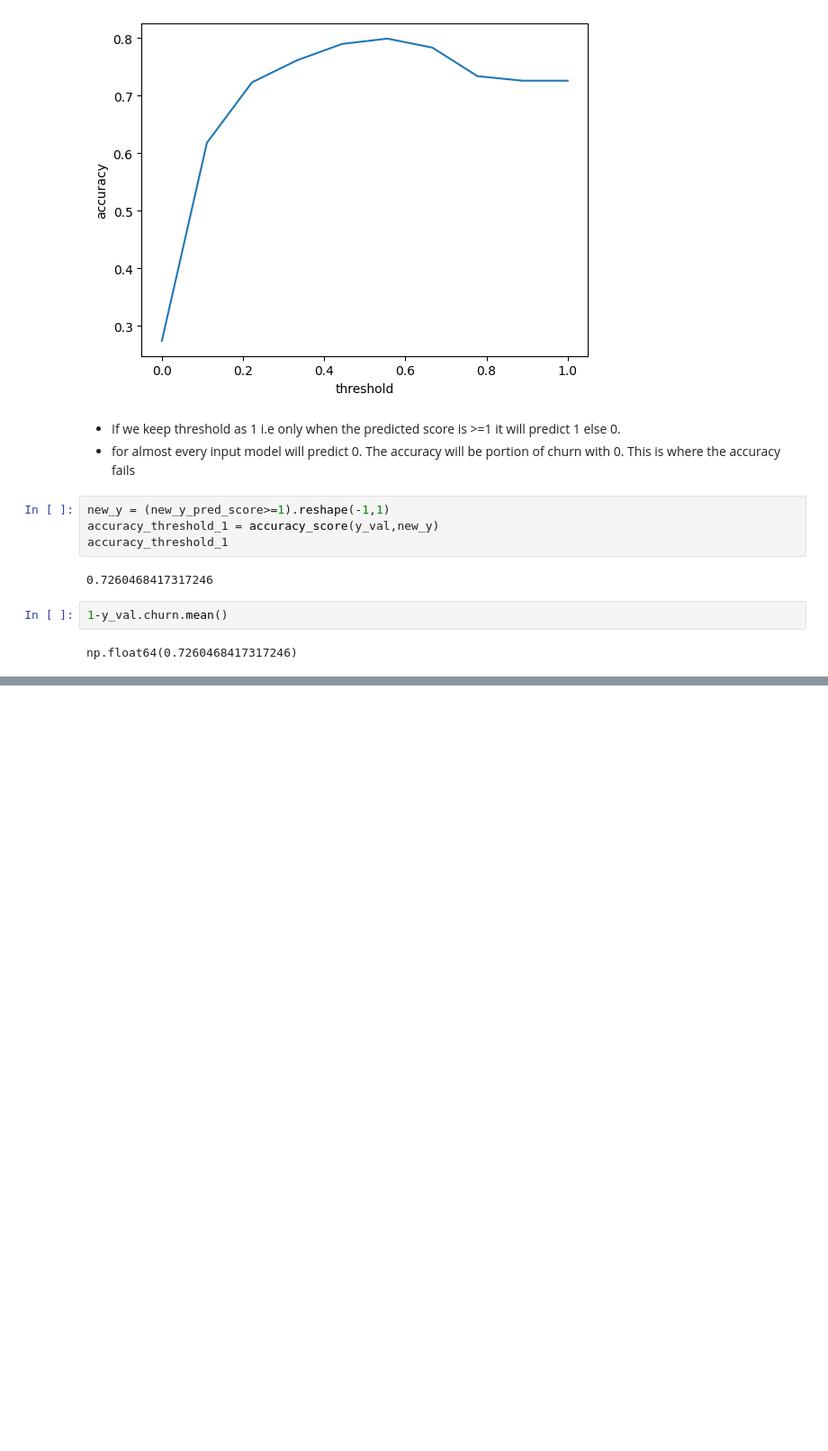
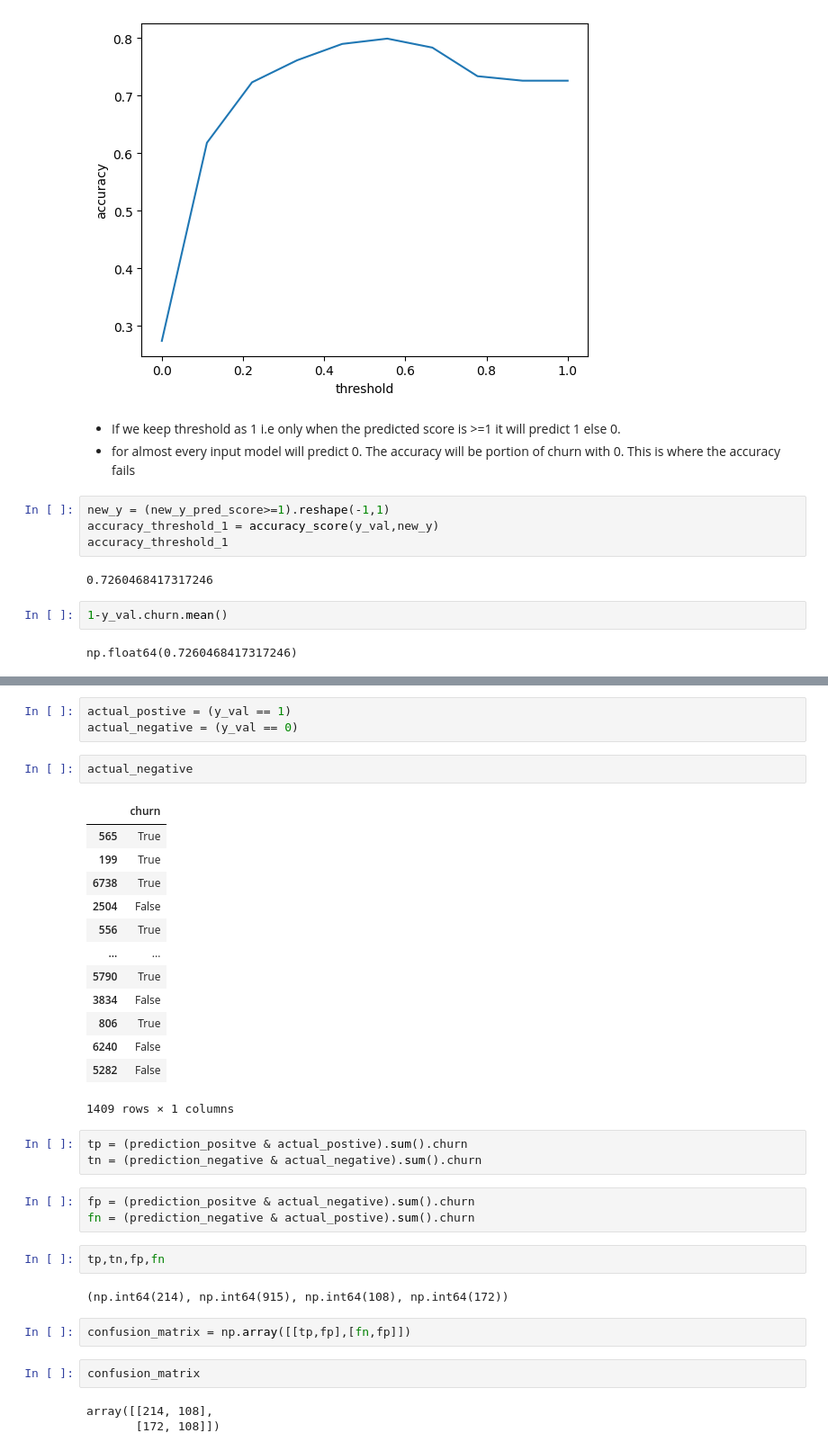
Before and after one commit to BALJAPALLIANSHUL/machine_learning_zoomcamp, a Jupyter notebook: 04-evaluation metrics/evaluation_metrics.ipynb, the cells around one changed output, grey strips where cells are left out. Shown at 90% size. Drawn from its saved outputs; the diff is of its cells as text; blank space fills up the shorter version.

Commit message:
4.3 confusion table completed

```diff
--- a/04-evaluation metrics/evaluation_metrics.ipynb
+++ b/04-evaluation metrics/evaluation_metrics.ipynb
@@ -86,0 +102,36 @@ np.float64(0.7260468417317246)
+# %%
+actual_postive = (y_val == 1)
+actual_negative = (y_val == 0)
+# %%
+actual_negative
+# %% [output]
+|  | churn |
+| 565 | True |
+| 199 | True |
+| 6738 | True |
+| 2504 | False |
+| 556 | True |
+| ... | ... |
+| 5790 | True |
+| 3834 | False |
+| 806 | True |
+| 6240 | False |
+| 5282 | False |
+1409 rows × 1 columns
+# %%
+tp = (prediction_positve & actual_postive).sum().churn
+tn = (prediction_negative & actual_negative).sum().churn
+# %%
+fp = (prediction_positve & actual_negative).sum().churn
+fn = (prediction_negative & actual_postive).sum().churn
+# %%
+tp,tn,fp,fn
+# %% [output]
+(np.int64(214), np.int64(915), np.int64(108), np.int64(172))
+# %%
+confusion_matrix = np.array([[tp,fp],[fn,fp]])
+# %%
+confusion_matrix
+# %% [output]
+array([[214, 108],
+       [172, 108]])
```
Also changed, not shown: parts of 3 cells of this notebook.
